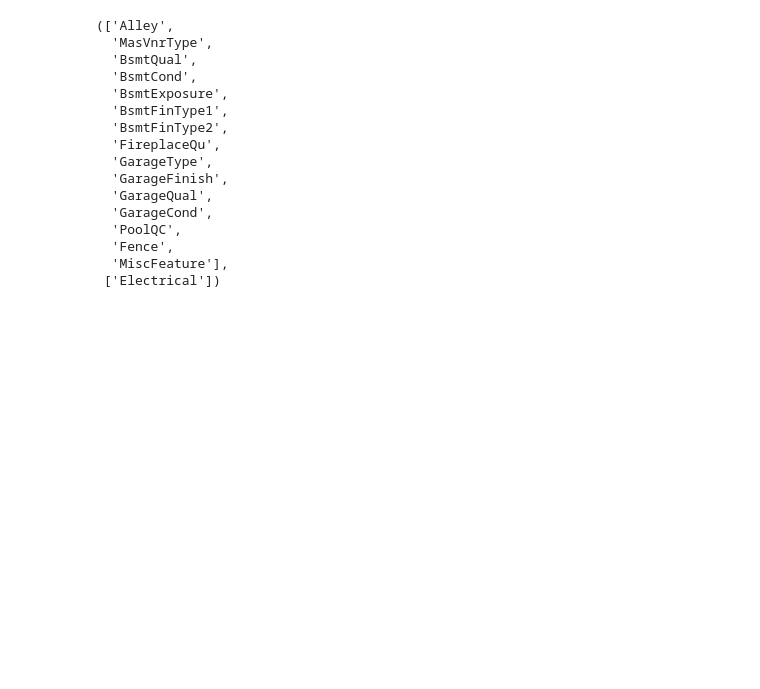
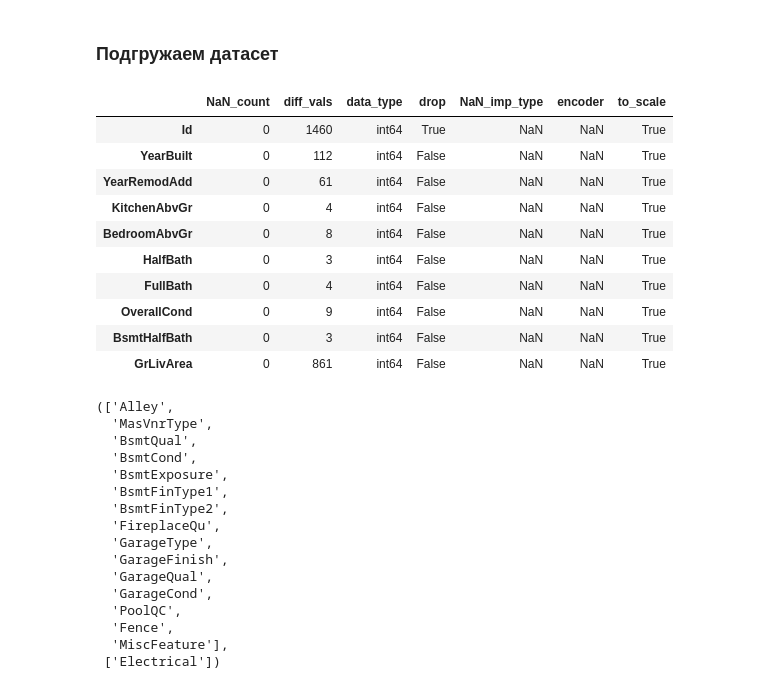
Before and after one commit to kolaz92/HousePrices, a Jupyter notebook: PPL.ipynb, the cells around one changed output. Cells and saved outputs as stored; diff of their text form; code cells hidden in the pictures; blank space fills up the shorter version.

```diff
--- a/PPL.ipynb
+++ b/PPL.ipynb
@@ -38,6 +38,8 @@ from sklearn.metrics import *
 
 # tunning hyperparamters model
 import optuna
+# %% [markdown]
+### Подгружаем датасет ###
 # %%
 pd.set_option('display.max_columns', None)
 pd.set_option('display.max_rows', None)
@@ -46,2 +49,18 @@ df.shape
 df['SalePrice'] = df['SalePrice'].map(np.log)
+# %%
+#Подгружена заготовленная таблица параметров
+PT = pd.read_csv('/home/zef/DS_Bootcamp/HousePrices/ParamTable.csv',index_col=[0])
+PT.head(10)
+# %% [output]
+|  | NaN_count | diff_vals | data_type | drop | NaN_imp_type | encoder | to_scale |
+| Id | 0 | 1460 | int64 | True | NaN | NaN | True |
+| YearBuilt | 0 | 112 | int64 | False | NaN | NaN | True |
+| YearRemodAdd | 0 | 61 | int64 | False | NaN | NaN | True |
+| KitchenAbvGr | 0 | 4 | int64 | False | NaN | NaN | True |
+| BedroomAbvGr | 0 | 8 | int64 | False | NaN | NaN | True |
+| HalfBath | 0 | 3 | int64 | False | NaN | NaN | True |
+| FullBath | 0 | 4 | int64 | False | NaN | NaN | True |
+| OverallCond | 0 | 9 | int64 | False | NaN | NaN | True |
+| BsmtHalfBath | 0 | 3 | int64 | False | NaN | NaN | True |
+| GrLivArea | 0 | 861 | int64 | False | NaN | NaN | True |
 # %%
```
Also changed, not shown: parts of 16 cells of this notebook, 2 other files.
